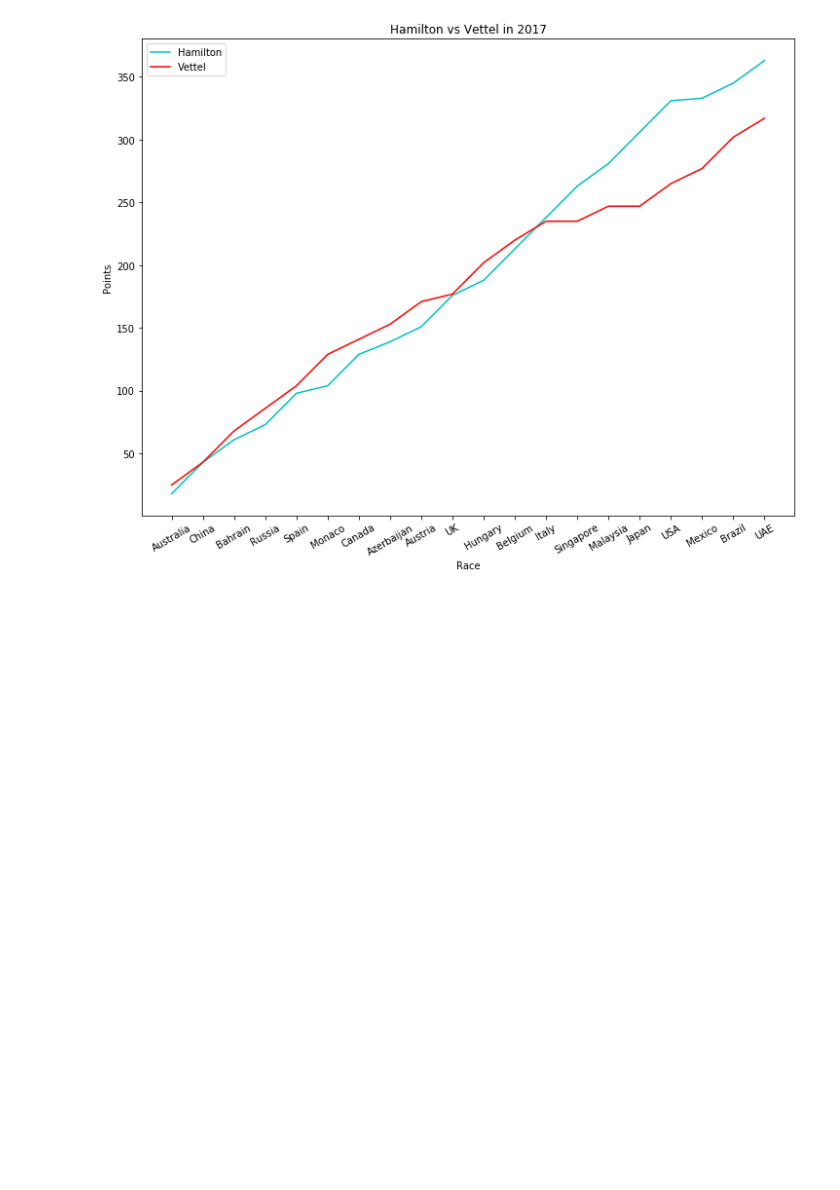
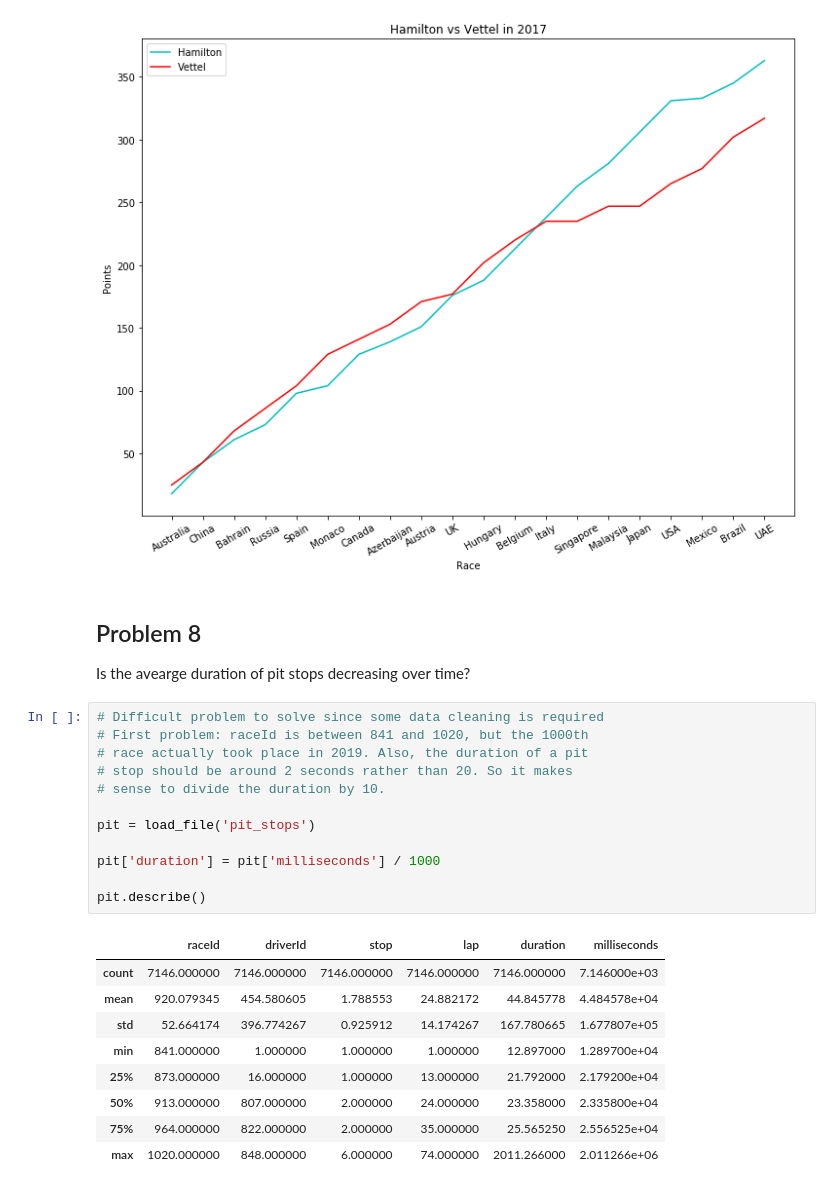
Before and after one commit to jla524/f1-analysis, a Jupyter notebook: formula-1-data-analysis.ipynb, the cells around one changed output. Drawn from its saved outputs; the diff is of its cells as text; blank space fills up the shorter version.

```diff
--- a/formula-1-data-analysis.ipynb
+++ b/formula-1-data-analysis.ipynb
@@ -559,3 +548,28 @@ plt.legend(['Hamilton', 'Vettel'])
 # %% [output]
 <matplotlib.legend.Legend at 0x...>
 [figure]
+# %% [markdown]
+## Problem 8
+Is the avearge duration of pit stops decreasing over time?
+# %%
+# Difficult problem to solve since some data cleaning is required
+# First problem: raceId is between 841 and 1020, but the 1000th
+# race actually took place in 2019. Also, the duration of a pit
+# stop should be around 2 seconds rather than 20. So it makes
+# sense to divide the duration by 10.
+
+pit = load_file('pit_stops')
+
+pit['duration'] = pit['milliseconds'] / 1000
+
+pit.describe()
+# %% [output]
+|  | raceId | driverId | stop | lap | duration | milliseconds |
+| count | 7146.000000 | 7146.000000 | 7146.000000 | 7146.000000 | 7146.000000 | 7.146000e+03 |
+| mean | 920.079345 | 454.580605 | 1.788553 | 24.882172 | 44.845778 | 4.484578e+04 |
+| std | 52.664174 | 396.774267 | 0.925912 | 14.174267 | 167.780665 | 1.677807e+05 |
+| min | 841.000000 | 1.000000 | 1.000000 | 1.000000 | 12.897000 | 1.289700e+04 |
+| 25% | 873.000000 | 16.000000 | 1.000000 | 13.000000 | 21.792000 | 2.179200e+04 |
+| 50% | 913.000000 | 807.000000 | 2.000000 | 24.000000 | 23.358000 | 2.335800e+04 |
+| 75% | 964.000000 | 822.000000 | 2.000000 | 35.000000 | 25.565250 | 2.556525e+04 |
+| max | 1020.000000 | 848.000000 | 6.000000 | 74.000000 | 2011.266000 | 2.011266e+06 |
```
Also changed, not shown: parts of 5 cells of this notebook.
